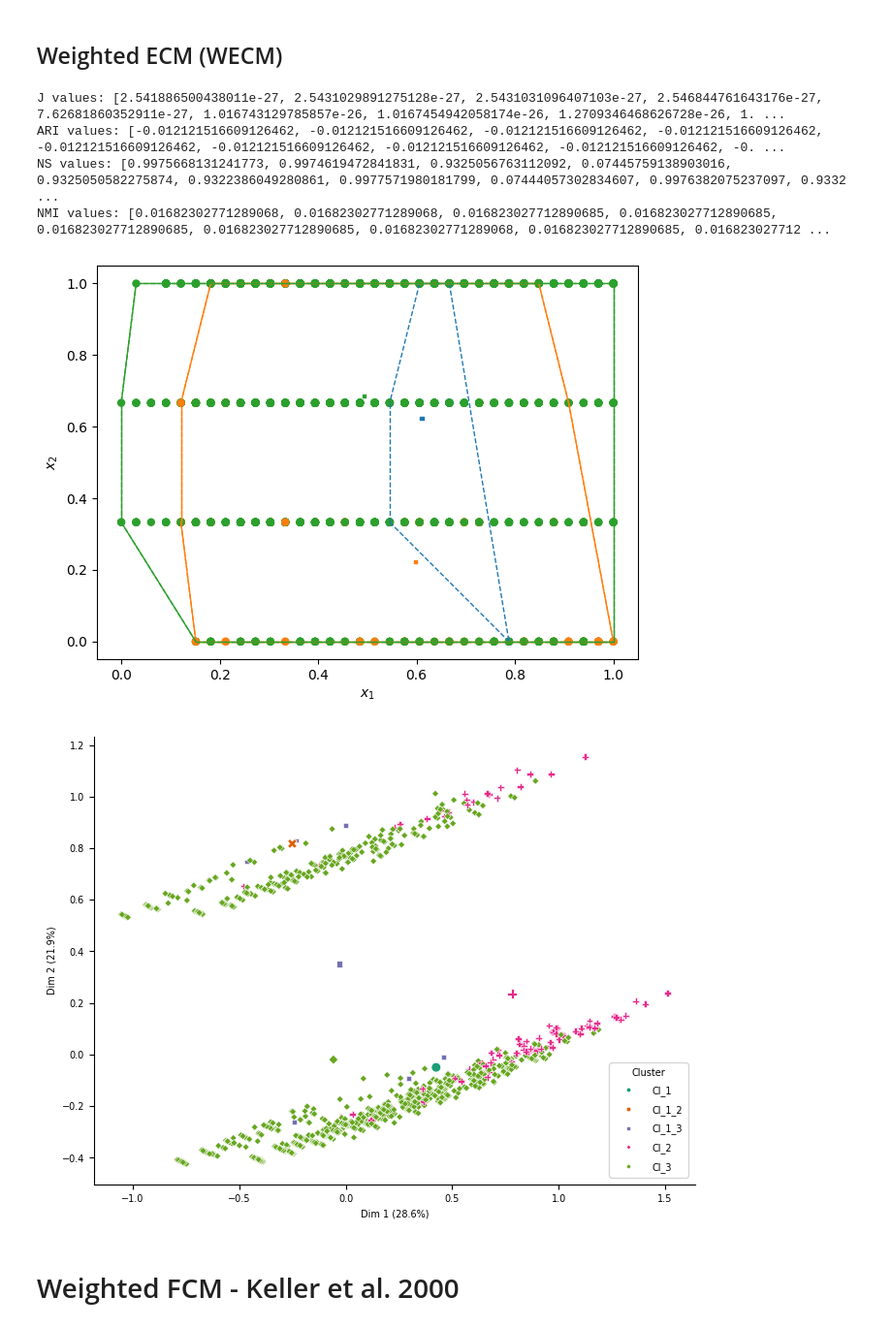
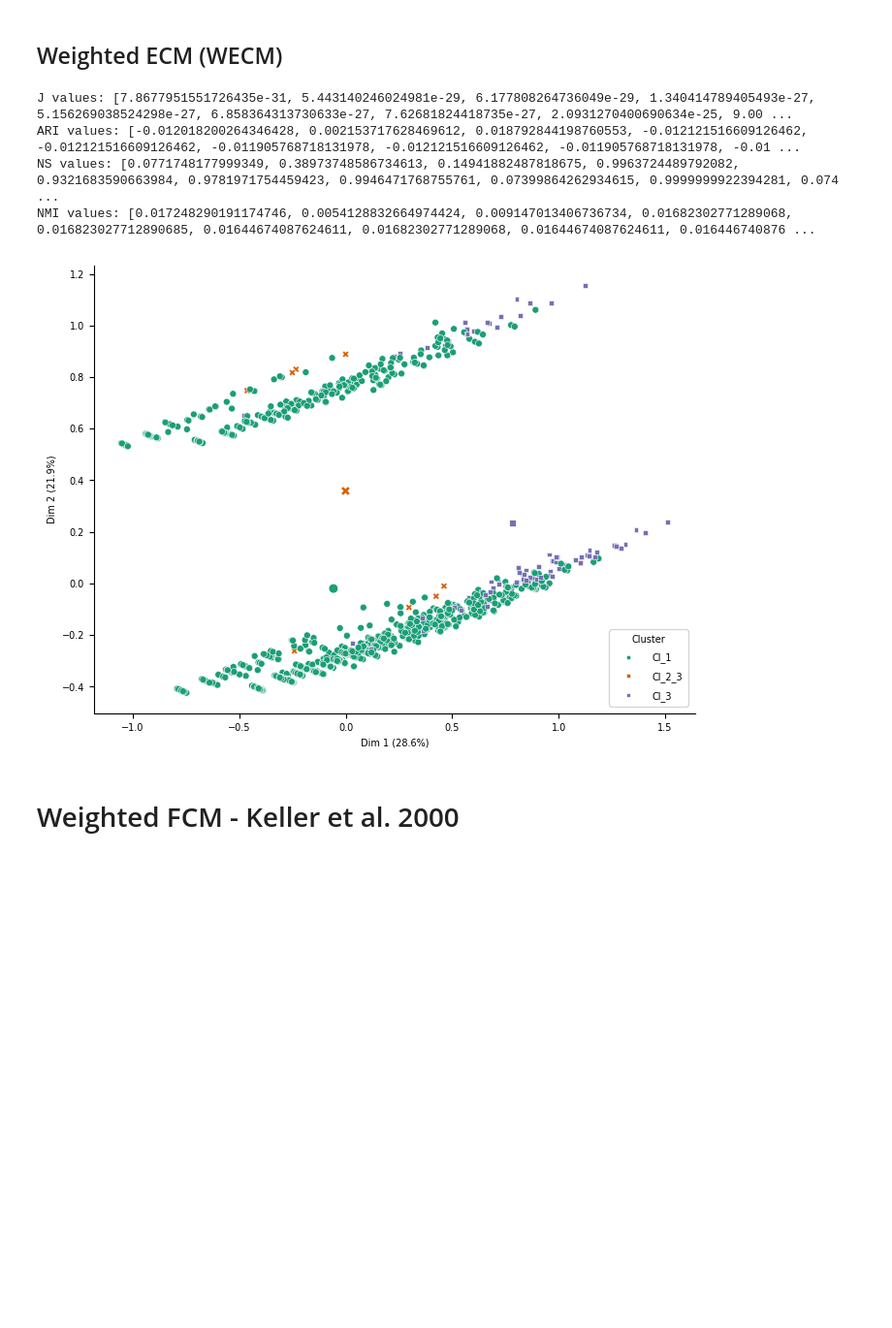
Before and after one commit to tridogithub/evclust, a Jupyter notebook: docs/internship/wecm_contraceptive.ipynb, the cells around one changed output. Shown at 97% size. Cells and saved outputs as stored; diff of their text form; code cells hidden in the pictures; blank space fills up the shorter version.

Commit message:
Update results

```diff
--- a/docs/internship/wecm_contraceptive.ipynb
+++ b/docs/internship/wecm_contraceptive.ipynb
@@ -58,7 +65,7 @@ No artists with labels found to put in legend.  Note that artists whose label st
 delta = np.sqrt(20)
 ecm_models = np.array([])
 for i in range(10):
-    model = ecm(x=X, c=c, beta=2, alpha=1, delta=delta)
+    model = ecm(x=X, c=c, beta=2, alpha=1, delta=delta, init="None")
     ecm_models = np.append(ecm_models, model)
 
 ecm_models = sorted(ecm_models, key=lambda x: x['crit'])
@@ -79,19 +86,18 @@ wecm_models = np.array([])
 d = X.shape[1]
 delta = np.sqrt(20)
 for i in range(10):
-    model = wecm(x=X, c=c, beta=2, alpha=1, delta=delta)
+    model = wecm(x=X, c=c, beta=2, alpha=1, delta=delta, init="None")
     wecm_models = np.append(wecm_models, model)
 
 wecm_models = sorted(wecm_models, key=lambda model: model['crit'])
 # %%
-display_results_evidential(X, wecm_models, numeric_labels)
+display_results_evidential(X, wecm_models, numeric_labels, up_low_appr=False)
 # %% [output]
-J values: [2.541886500438011e-27, 2.5431029891275128e-27, 2.5431031096407103e-27, 2.546844761643176e-27, 7.62681860352911e-27, 1.016743129785857e-26, 1.0167454942058174e-26, 1.2709346468626728e-26, 1. ...
-ARI values: [-0.012121516609126462, -0.012121516609126462, -0.012121516609126462, -0.012121516609126462, -0.012121516609126462, -0.012121516609126462, -0.012121516609126462, -0.012121516609126462, -0. ...
-NS values: [0.9975668131241773, 0.9974619472841831, 0.9325056763112092, 0.07445759138903016, 0.9325050582275874, 0.9322386049280861, 0.9977571980181799, 0.07444057302834607, 0.9976382075237097, 0.9332 ...
-NMI values: [0.01682302771289068, 0.01682302771289068, 0.016823027712890685, 0.016823027712890685, 0.016823027712890685, 0.016823027712890685, 0.01682302771289068, 0.016823027712890685, 0.016823027712 ...
+J values: [7.8677951551726435e-31, 5.443140246024981e-29, 6.177808264736049e-29, 1.340414789405493e-27, 5.156269038524298e-27, 6.858364313730633e-27, 7.62681824418735e-27, 2.0931270400690634e-25, 9.00 ...
+ARI values: [-0.012018200264346428, 0.002153717628469612, 0.018792844198760553, -0.012121516609126462, -0.012121516609126462, -0.011905768718131978, -0.012121516609126462, -0.011905768718131978, -0.01 ...
+NS values: [0.0771748177999349, 0.38973748586734613, 0.14941882487818675, 0.9963724489792082, 0.9321683590663984, 0.9781971754459423, 0.9946471768755761, 0.07399864262934615, 0.9999999922394281, 0.074 ...
+NMI values: [0.017248290191174746, 0.0054128832664974424, 0.009147013406736734, 0.01682302771289068, 0.016823027712890685, 0.01644674087624611, 0.01682302771289068, 0.01644674087624611, 0.016446740876 ...
-[figure, old version]
+[figure, new version]
-[figure, removed]
 # %% [markdown]
 # Weighted FCM - Keller et al. 2000
 # %%
```
Also changed, not shown: parts of 13 cells of this notebook, 9 other files.
